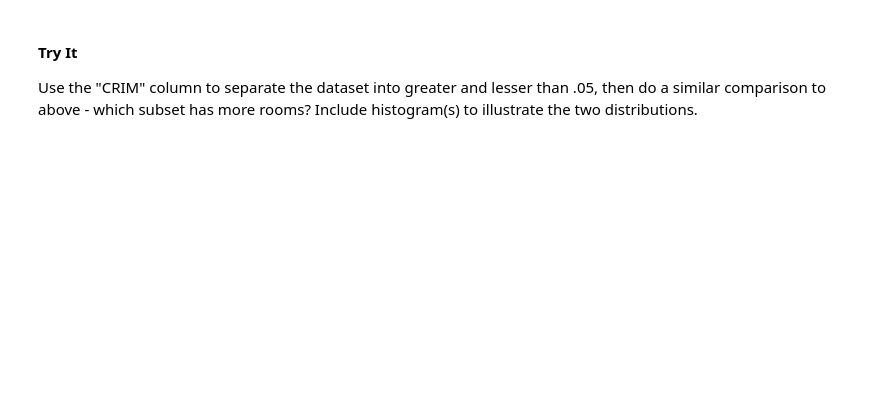
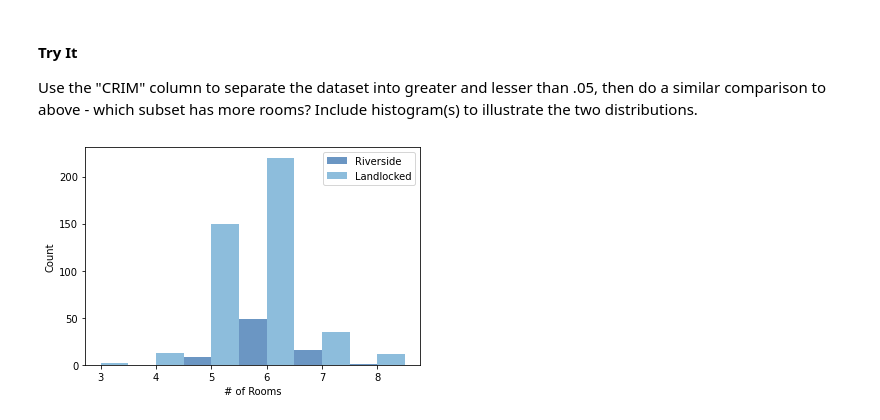
Before and after one commit to Asdukey/Basic_Stats_in_Python_Student_Workbooks, a Jupyter notebook: 002_Basic_Histograms.ipynb, the cells around one changed output. Saved outputs shown, nothing was run; the diff lists cells and outputs as text; code cells hidden in the pictures; blank space fills up the shorter version.

```diff
--- a/002_Basic_Histograms.ipynb
+++ b/002_Basic_Histograms.ipynb
@@ -284,3 +301,17 @@ CohenEffectSize(river["RM"], noRiver["RM"])
 #### Try It
 
 Use the "CRIM" column to separate the dataset into greater and lesser than .05, then do a similar comparison to above - which subset has more rooms? Include histogram(s) to illustrate the two distributions.
+# %%
+low = df[df["CRIM"] <= .05 ]
+high = df[df["CRIM"] > .05]
+# %%
+lowHist = thinkstats2.Hist(np.floor(low["RM"]), label="Riverside")
+highHist = thinkstats2.Hist(np.floor(high["RM"]), label="Landlocked")
+# %%
+width = 0.5
+thinkplot.PrePlot(2)
+thinkplot.Hist(lowHist, align='right', width=width)
+thinkplot.Hist(highHist, align='left', width=width)
+thinkplot.Config(xlabel='# of Rooms', ylabel='Count')
+# %% [output]
+[figure, added]
```
Also changed, not shown: parts of 6 cells of this notebook, 4 other files.
